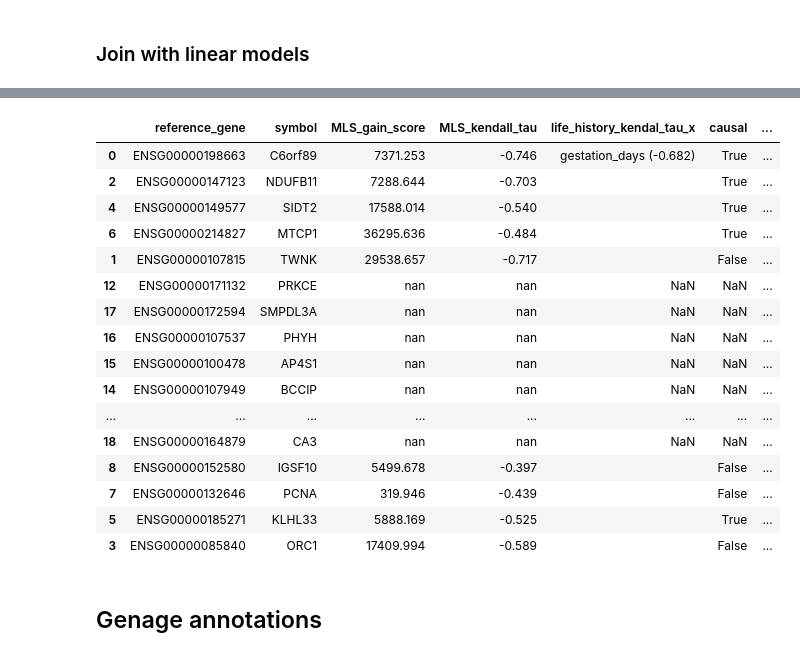
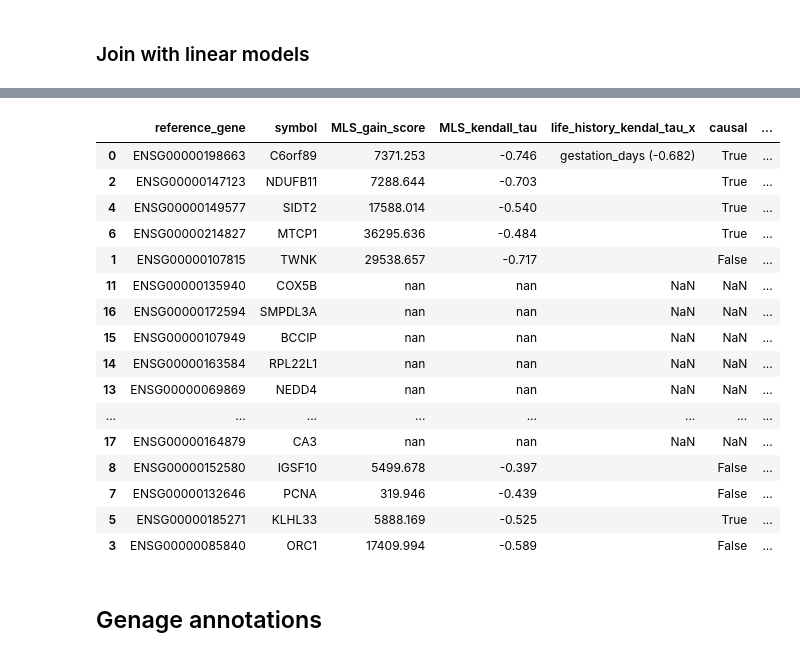
Before and after one commit to antonkulaga/yspecies, a Jupyter notebook: notebooks/results_intersections.ipynb, the cells around one changed output, grey strips where cells are left out. Cells and saved outputs as stored; diff of their text form; code cells hidden in the pictures.

```diff
--- a/notebooks/results_intersections.ipynb
+++ b/notebooks/results_intersections.ipynb
@@ -29,10 +29,10 @@ threshold = 0.3
 from pathlib import Path
 locations: Locations = Locations("./") if Path("./data").exists() else Locations("../")
 # %%
-external = shap_results = locations.output / "external"
-shap = external / "shap"
-linear = external / "linear"
-causality = external / "causality"
+external = shap_results = locations.output.external
+shap = external.shap
+linear = external.linear
+causality = external.dir / "causality"
 # %% [markdown]
 ### Load linear ###
 # %%
@@ -140,7 +140,7 @@ anti(current, -threshold)
 # %% [markdown]
 ### Intesection ###
 # %%
-causal_anton_5_5 = pd.read_csv(causality / "causal_relations_5_tissues_species_5.csv")
+causal_anton_5_5 = pd.read_csv(causality / "causal_relations_5_tissues_anton_species_5_bootstraps.csv")
 fathers = (causal_anton_5_5[causal_anton_5_5["predicate"] == "is father of"])[["node1"]].drop_duplicates().rename(columns={"node1": "name"})
 fathers
 # %% [output]
@@ -278,5 +258,5 @@ pro(anton_7_4)
 # %%
-intersections = locations.output / "intersections"
+intersections = locations.output.intersections
 pro_all.to_csv(intersections / "pro_intersections.tsv", sep = "\t", index = True)
 anti_all.to_csv(intersections / "anti_intersections.tsv", sep = "\t", index = True)
 # %%
@@ -305,24 +285,24 @@ pro_all_ext
 | 19 | ENSG00000104763 | ASAH1 | 1313.825 | 0.321 |  | False | ... |
 # %%
-anti_all_ext_7_5 = anti_all.merge(anti(anton_7_5).rename(columns={"ids": "reference_gene", "name": "symbol"}), \
+anti_all_ext_7_4 = anti_all.merge(anti(anton_7_4).rename(columns={"ids": "reference_gene", "name": "symbol"}), \
   on=["reference_gene", "symbol"], how="outer", indicator = True) \
   .sort_values(by="_merge", ascending=False)
-anti_all_ext_7_5.to_csv(intersections / "anti_7_5_intersections.tsv", sep = "\t", index = False)
-anti_all_ext_7_5
+anti_all_ext_7_4.to_csv(intersections / "anti_7_4_intersections.tsv", sep = "\t", index = False)
+anti_all_ext_7_4
 # %% [output]
 |  | reference_gene | symbol | MLS_gain_score | MLS_kendall_tau | life_history_kendal_tau_x | causal | ... |
 | 0 | ENSG00000198663 | C6orf89 | 7371.253 | -0.746 | gestation_days (-0.682) | True | ... |
 | 2 | ENSG00000147123 | NDUFB11 | 7288.644 | -0.703 |  | True | ... |
 | 4 | ENSG00000149577 | SIDT2 | 17588.014 | -0.540 |  | True | ... |
 | 6 | ENSG00000214827 | MTCP1 | 36295.636 | -0.484 |  | True | ... |
 | 1 | ENSG00000107815 | TWNK | 29538.657 | -0.717 |  | False | ... |
-| 12 | ENSG00000171132 | PRKCE | nan | nan | NaN | NaN | ... |
-| 17 | ENSG00000172594 | SMPDL3A | nan | nan | NaN | NaN | ... |
-| 16 | ENSG00000107537 | PHYH | nan | nan | NaN | NaN | ... |
-| 15 | ENSG00000100478 | AP4S1 | nan | nan | NaN | NaN | ... |
-| 14 | ENSG00000107949 | BCCIP | nan | nan | NaN | NaN | ... |
+| 11 | ENSG00000135940 | COX5B | nan | nan | NaN | NaN | ... |
+| 16 | ENSG00000172594 | SMPDL3A | nan | nan | NaN | NaN | ... |
+| 15 | ENSG00000107949 | BCCIP | nan | nan | NaN | NaN | ... |
+| 14 | ENSG00000163584 | RPL22L1 | nan | nan | NaN | NaN | ... |
+| 13 | ENSG00000069869 | NEDD4 | nan | nan | NaN | NaN | ... |
 | ... | ... | ... | ... | ... | ... | ... | ... |
-| 18 | ENSG00000164879 | CA3 | nan | nan | NaN | NaN | ... |
+| 17 | ENSG00000164879 | CA3 | nan | nan | NaN | NaN | ... |
 | 8 | ENSG00000152580 | IGSF10 | 5499.678 | -0.397 |  | False | ... |
 | 7 | ENSG00000132646 | PCNA | 319.946 | -0.439 |  | False | ... |
 | 5 | ENSG00000185271 | KLHL33 | 5888.169 | -0.525 |  | True | ... |
```
Also changed, not shown: parts of 14 cells of this notebook, 13 other files.
